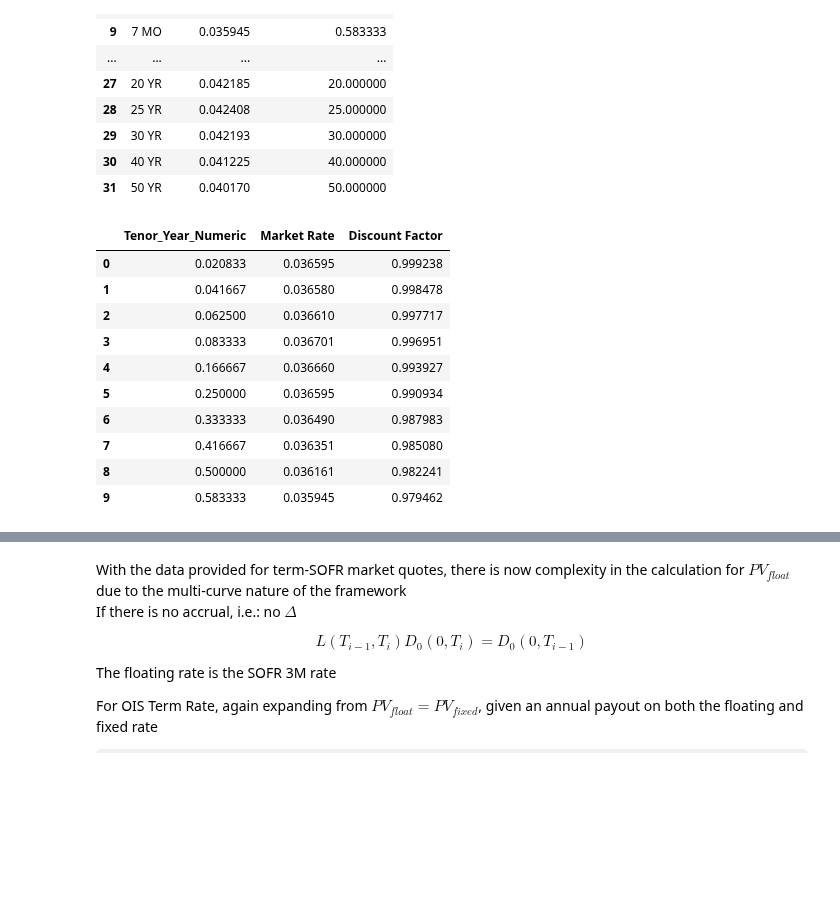
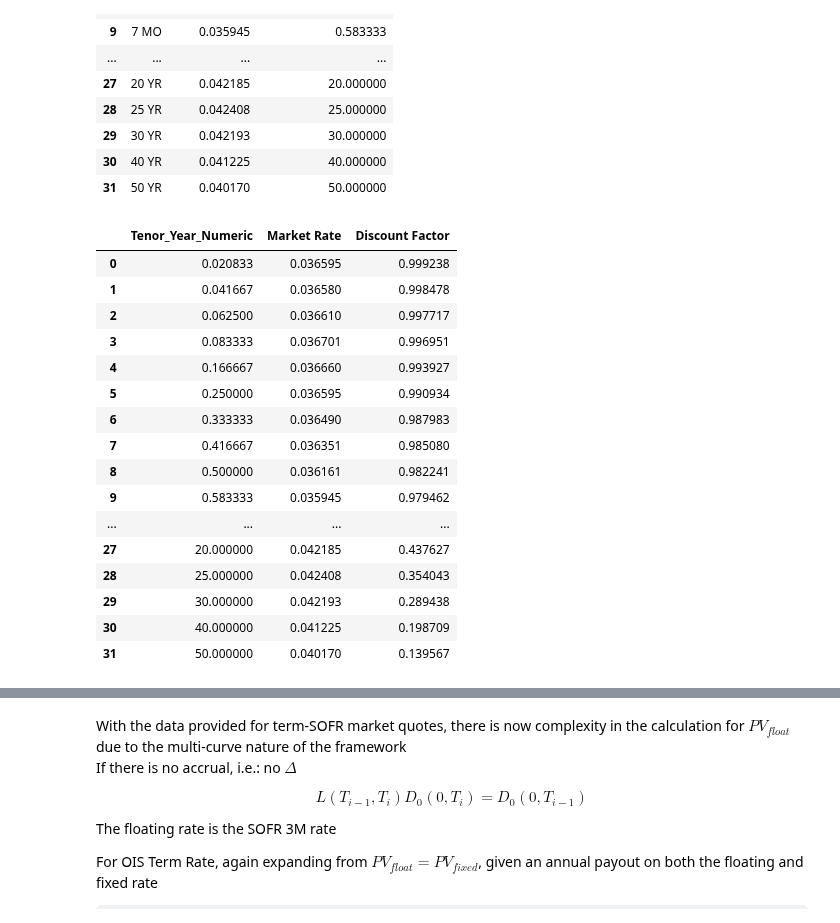
Before and after one commit to Gregtwl/QF605_Assignment, a Jupyter notebook: Answer_Deck.ipynb, the cells around one changed output, grey strips where cells are left out. Cells and saved outputs as stored; diff of their text form; code cells hidden in the pictures; some formulas as TeX source; blank space fills up the shorter version.

```diff
--- a/Answer_Deck.ipynb
+++ b/Answer_Deck.ipynb
@@ -383,16 +383,22 @@ def calculate_ois_sofr_discount_factors(tenor_year, rates):
                         )
 # %%
 ois_sofr_recalculated = calculate_ois_sofr_discount_factors(df_OIS['Tenor_Year_Numeric'], df_OIS['Market Rate'])
-ois_sofr_recalculated.head(10)
+ois_sofr_recalculated
 # %% [output]
 |  | Tenor_Year_Numeric | Market Rate | Discount Factor |
 | 0 | 0.020833 | 0.036595 | 0.999238 |
 | 1 | 0.041667 | 0.036580 | 0.998478 |
 | 2 | 0.062500 | 0.036610 | 0.997717 |
 | 3 | 0.083333 | 0.036701 | 0.996951 |
 | 4 | 0.166667 | 0.036660 | 0.993927 |
 | 5 | 0.250000 | 0.036595 | 0.990934 |
 | 6 | 0.333333 | 0.036490 | 0.987983 |
 | 7 | 0.416667 | 0.036351 | 0.985080 |
 | 8 | 0.500000 | 0.036161 | 0.982241 |
 | 9 | 0.583333 | 0.035945 | 0.979462 |
+| ... | ... | ... | ... |
+| 27 | 20.000000 | 0.042185 | 0.437627 |
+| 28 | 25.000000 | 0.042408 | 0.354043 |
+| 29 | 30.000000 | 0.042193 | 0.289438 |
+| 30 | 40.000000 | 0.041225 | 0.198709 |
+| 31 | 50.000000 | 0.040170 | 0.139567 |
```
Also changed, not shown: parts of 2 cells of this notebook.
